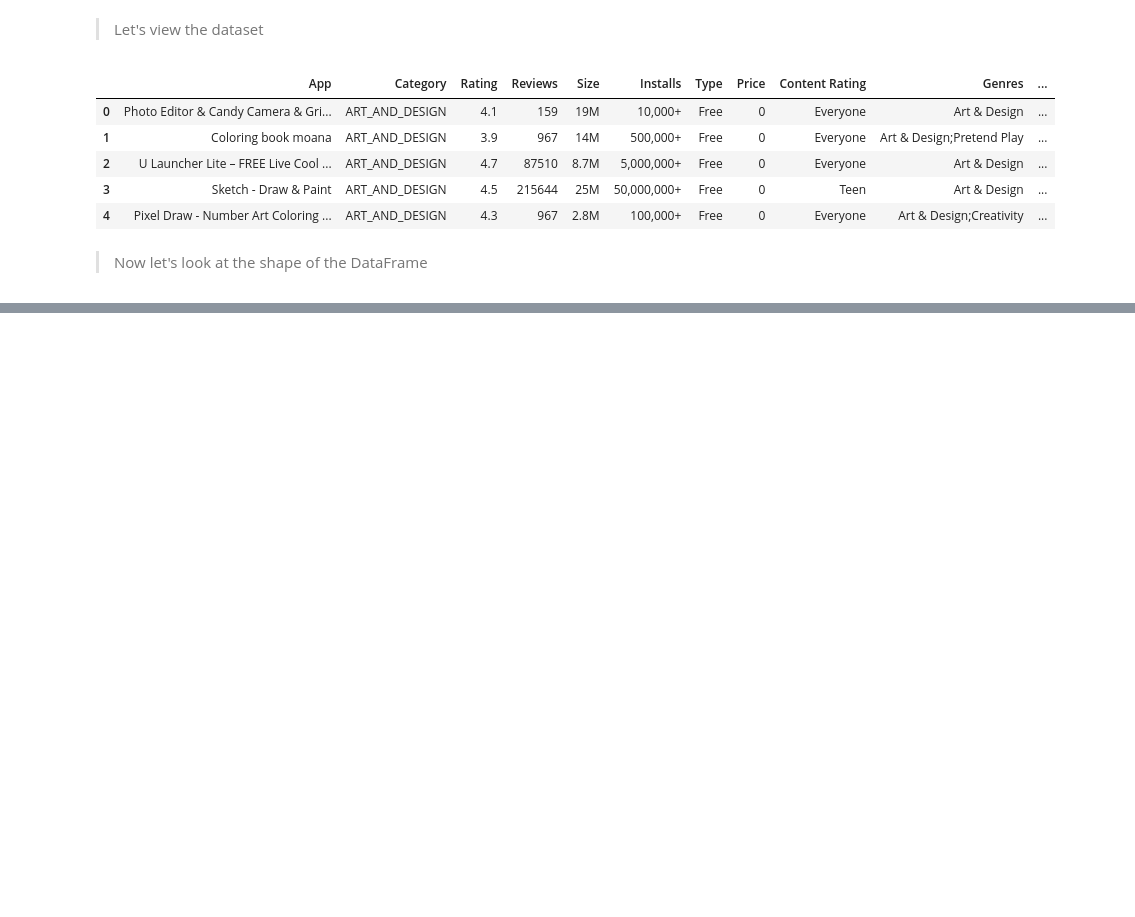
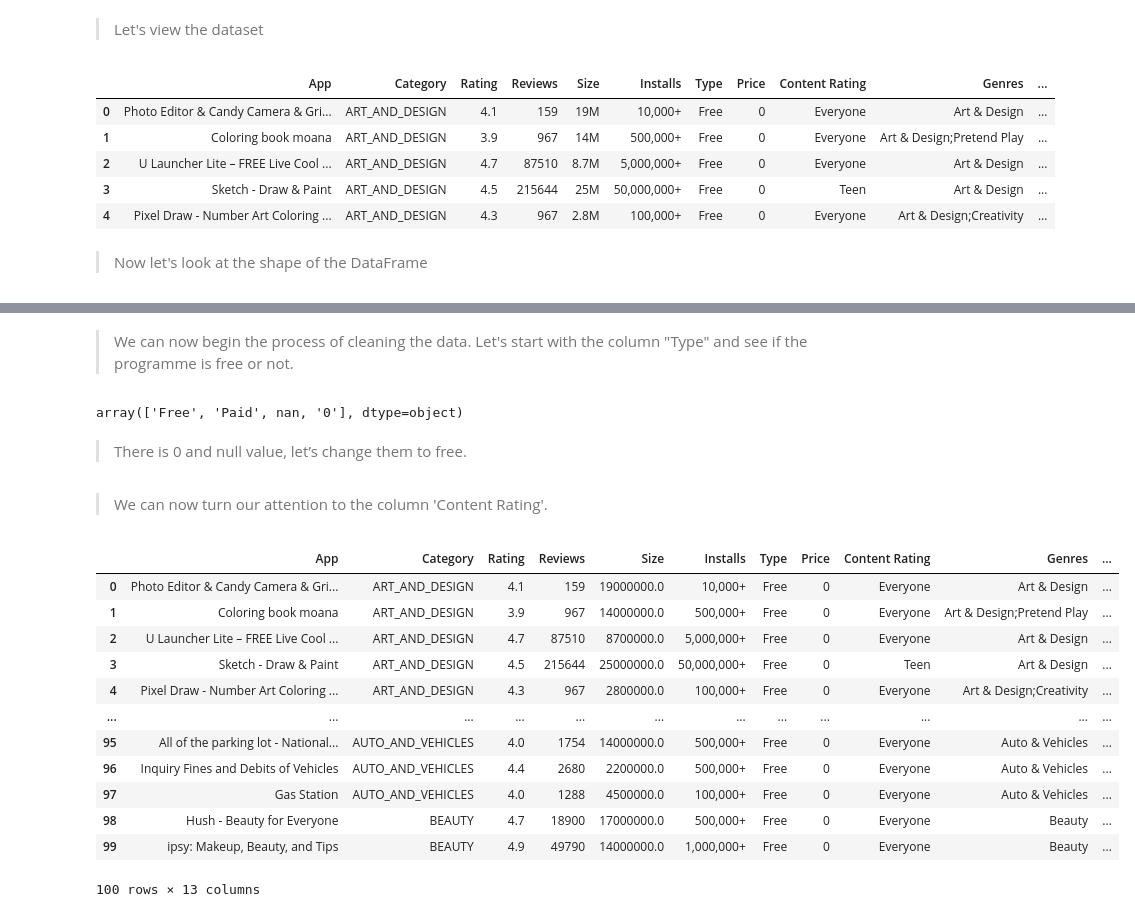
Before and after one commit to mdnawabali/Play-Store-App-Review, a Jupyter notebook: Play_Store_App_Review_Analysis_Capstone_Project.ipynb, the cells around one changed output, grey strips where cells are left out. Cells and saved outputs as stored; diff of their text form; code cells hidden in the pictures; blank space fills up the shorter version.

```diff
--- a/Play_Store_App_Review_Analysis_Capstone_Project.ipynb
+++ b/Play_Store_App_Review_Analysis_Capstone_Project.ipynb
@@ -25,8 +26,8 @@ import seaborn as sns
 > Now let's import the dataset using read_csv.
 # %%
 #import play store dataset
-play_store_data_df=pd.read_csv('/content/drive/MyDrive/Colab Notebooks/EDA project on play store app/Copy of Play Store Data.csv')
-play_store_review_df=pd.read_csv('/content/drive/MyDrive/Colab Notebooks/EDA project on play store app/Copy of User Reviews.csv')
+play_store_df=pd.read_csv('/content/drive/MyDrive/Colab Notebooks/EDA project on play store app/ Play Store Data.csv')
+# play_store_review=pd.read_csv('/content/drive/MyDrive/Colab Notebooks/EDA project on play store app/User Reviews.csv')
 # %% [markdown]
 
 
@@ -53,0 +110,54 @@ There are 64295 rows and 5 columns in the play store review dataset.
+# %% [markdown]
+
+
+> We can now begin the process of cleaning the data. Let's start with the column "Type" and see if the programme is free or not.
+# %%
+# check for unique set of values in the column 'type'
+play_store_df.Type.unique()
+# %% [output]
+array(['Free', 'Paid', nan, '0'], dtype=object)
+# %% [markdown]
+
+
+> There is 0 and null value, let’s change them to free.
+# %%
+#changing the values to 'free'
+play_store_df['Type'].replace(to_replace=['0'], value=['Free'],inplace=True)
+play_store_df['Type'].fillna('Free', inplace=True)
+# %% [markdown]
+
+
+> We can now turn our attention to the column 'Content Rating'.
+# %%
+def value_to_float(x):
+    if type(x) == float or type(x) == int:
+        return x
+    if 'K' in x:
+        if len(x) > 1:
+            return float(x.replace('K', '')) * 1000
+        return 1000.0
+    if 'M' in x:
+        if len(x) > 1:
+            return float(x.replace('M', '')) * 1000000
+        return 1000000.0
+    if 'B' in x:
+        return float(x.replace('B', '')) * 1000000000
+    return 0.0
+
+play_store_df['Size'] = play_store_df['Size'].apply(value_to_float)
+# %%
+play_store_df.head(100)
+# %% [output]
+|  | App | Category | Rating | Reviews | Size | Installs | Type | Price | Content Rating | Genres | ... |
+| 0 | Photo Editor & Candy Camera & Gri... | ART_AND_DESIGN | 4.1 | 159 | 19000000.0 | 10,000+ | Free | 0 | Everyone | Art & Design | ... |
+| 1 | Coloring book moana | ART_AND_DESIGN | 3.9 | 967 | 14000000.0 | 500,000+ | Free | 0 | Everyone | Art & Design;Pretend Play | ... |
+| 2 | U Launcher Lite – FREE Live Cool ... | ART_AND_DESIGN | 4.7 | 87510 | 8700000.0 | 5,000,000+ | Free | 0 | Everyone | Art & Design | ... |
+| 3 | Sketch - Draw & Paint | ART_AND_DESIGN | 4.5 | 215644 | 25000000.0 | 50,000,000+ | Free | 0 | Teen | Art & Design | ... |
+| 4 | Pixel Draw - Number Art Coloring ... | ART_AND_DESIGN | 4.3 | 967 | 2800000.0 | 100,000+ | Free | 0 | Everyone | Art & Design;Creativity | ... |
+| ... | ... | ... | ... | ... | ... | ... | ... | ... | ... | ... | ... |
+| 95 | All of the parking lot - National... | AUTO_AND_VEHICLES | 4.0 | 1754 | 14000000.0 | 500,000+ | Free | 0 | Everyone | Auto & Vehicles | ... |
+| 96 | Inquiry Fines and Debits of Vehicles | AUTO_AND_VEHICLES | 4.4 | 2680 | 2200000.0 | 500,000+ | Free | 0 | Everyone | Auto & Vehicles | ... |
+| 97 | Gas Station | AUTO_AND_VEHICLES | 4.0 | 1288 | 4500000.0 | 100,000+ | Free | 0 | Everyone | Auto & Vehicles | ... |
+| 98 | Hush - Beauty for Everyone | BEAUTY | 4.7 | 18900 | 17000000.0 | 500,000+ | Free | 0 | Everyone | Beauty | ... |
+| 99 | ipsy: Makeup, Beauty, and Tips | BEAUTY | 4.9 | 49790 | 14000000.0 | 1,000,000+ | Free | 0 | Everyone | Beauty | ... |
+100 rows × 13 columns
```
Also changed, not shown: parts of 14 cells of this notebook.
